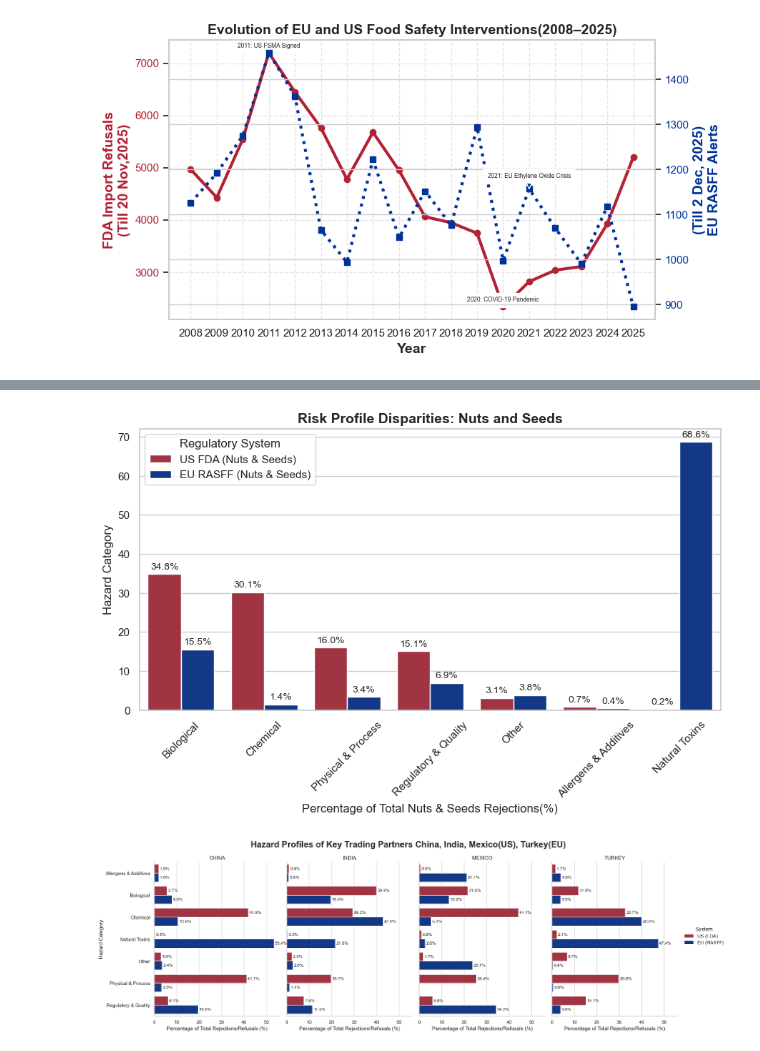
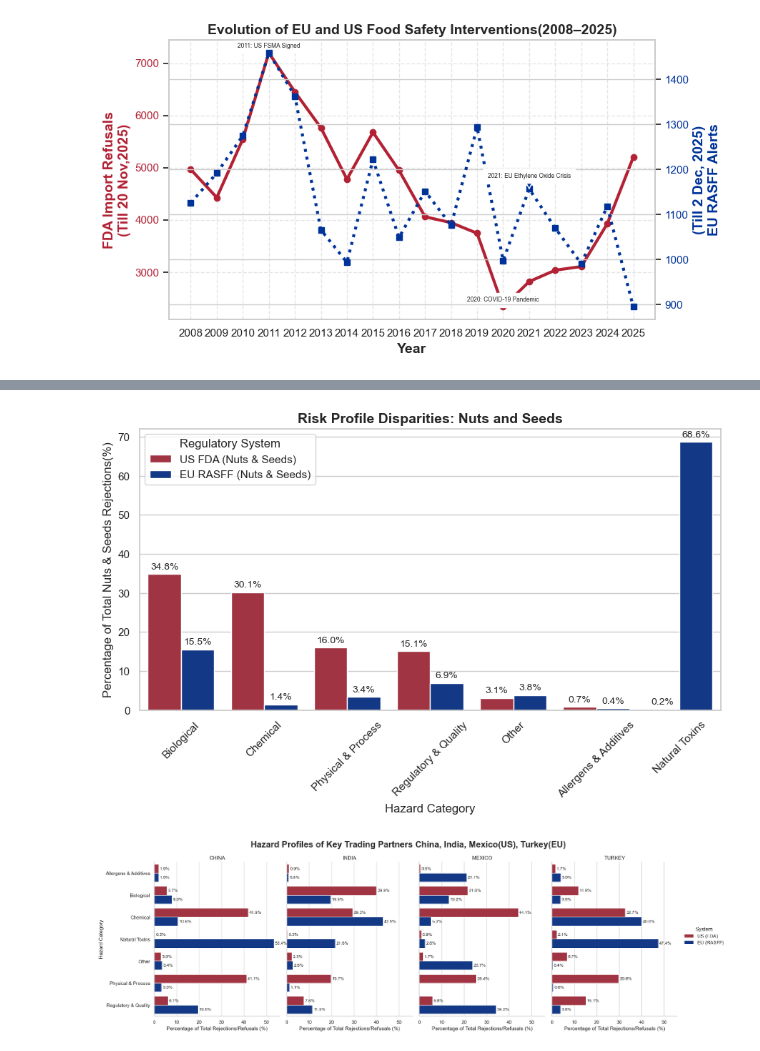
Before and after one commit to shafinahamed9/FDA-RASFF-Comparative-Analysis, a Jupyter notebook: EU_US_Data_Visualization.ipynb, the cells around one changed output, grey strips where cells are left out. Cells and saved outputs as stored; diff of their text form; code cells hidden in the pictures.

```diff
--- a/EU_US_Data_Visualization.ipynb
+++ b/EU_US_Data_Visualization.ipynb
@@ -253,11 +244,11 @@ sns.set_theme(style="whitegrid")
 
 ax = sns.barplot(
     data=Vegetable_comparison,
-    y='Hazard_Group',
-    x='Percentage',
+    x='Hazard_Group',
+    y='Percentage',
     hue='Source',
     palette={'EU RASFF (Seafood)': '#003399', 'US FDA (Seafood)': '#B22234'},
-    orient='h'
+    orient='v'
 )
 
 # Add Labels to bars
@@ -267,11 +258,12 @@ for container in ax.containers:
 
 # Styling
 plt.title('Seafood Risk Categories: US vs. EU Divergence', fontsize=14, fontweight='bold')
-plt.xlabel('Percentage of Total Seafood Rejections(%)', fontsize=12)
-plt.ylabel('Hazard Category', fontsize=12)
+plt.ylabel('Percentage of Total Seafood Rejections(%)', fontsize=12)
+plt.xlabel('Hazard Category', fontsize=12)
 plt.legend(title='Regulatory System')
+plt.xticks(rotation=45)
 
 plt.tight_layout()
-plt.savefig( "SubFigure1_Seafood.png", bbox_inches='tight', dpi = 300)
+plt.savefig( "SubFigure2_Seafood.png", bbox_inches='tight', dpi = 300)
 plt.show()
 # %% [output]
@@ -356,37 +348,37 @@ rasff_risks['Percentage'] = rasff_risks['Percentage'] * 100
 rasff_risks['System'] = 'EU RASFF (Nuts & Seeds)'
 
 #Combine
 veg_comparison = pd.concat([fda_risks, rasff_risks])
 
 #PLOT
 plt.figure(figsize=(9, 5))
 sns.set_theme(style="whitegrid")
 
 ax = sns.barplot(
     data=veg_comparison,
     x='Hazard_Group',
     y='Percentage',
     hue='System',
     palette={'EU RASFF (Nuts & Seeds)': '#003399', 'US FDA (Nuts & Seeds)': '#B22234'}, # Darker Red for Vegetable
     orient='v'
 )
 
 # Styling
 plt.title("Risk Profile Disparities: Nuts and Seeds", fontsize=14, fontweight='bold')
-plt.xlabel('Percentage of Total Nuts & Seeds Rejections(%)', fontsize=12)
-plt.ylabel('Hazard Category', fontsize=12)
+plt.ylabel('Percentage of Total Nuts & Seeds Rejections(%)', fontsize=12)
+plt.xlabel('Hazard Category', fontsize=12)
 plt.legend(title='Regulatory System')
 
 # Add Labels
 for container in ax.containers:
     ax.bar_label(container, fmt='%.1f%%', padding=3, fontsize=10)
 
 plt.tight_layout()
 plt.xticks(rotation=45)
-plt.savefig( "SubFigure3_Nuts_and_seeds.png", bbox_inches='tight', dpi = 300)
+plt.savefig( "SubFigure1_Nuts_and_seeds.png", bbox_inches='tight', dpi = 300)
 plt.show()
 # %% [output]
-[figure, old version]
+[figure, new version]
 # %%
 #====================================       FIGURE 8       ====================================
 
```
Also changed, not shown: parts of 6 cells of this notebook, 7 other files.
